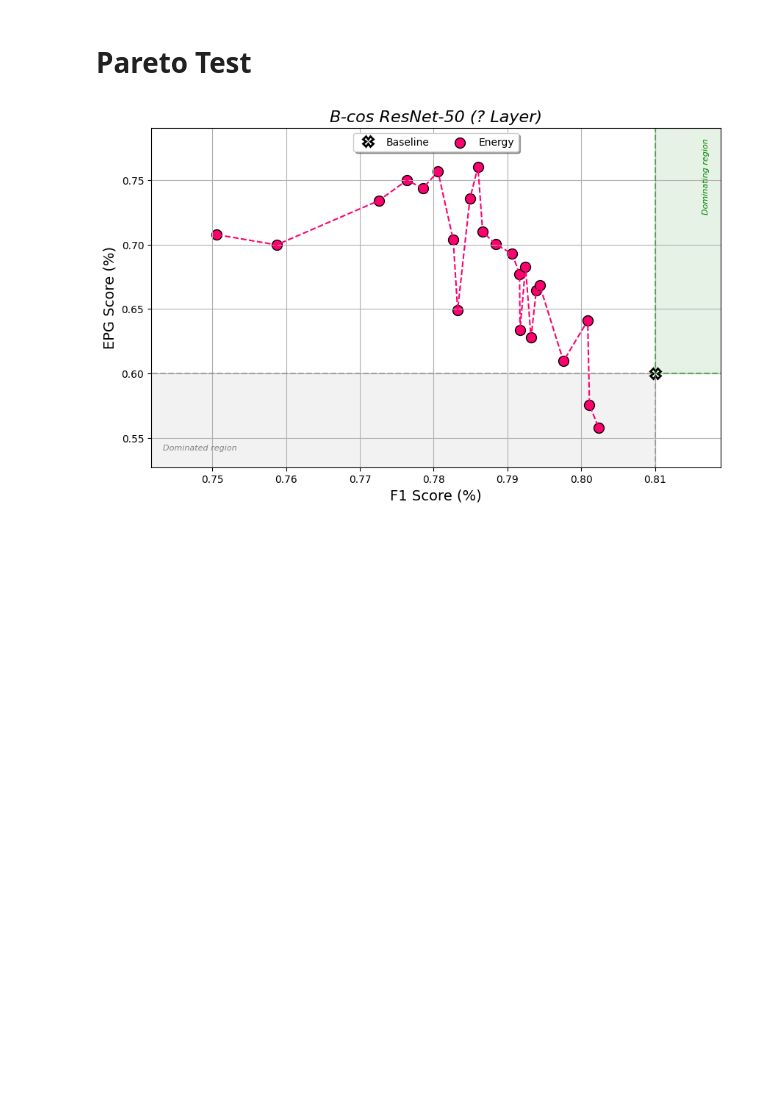
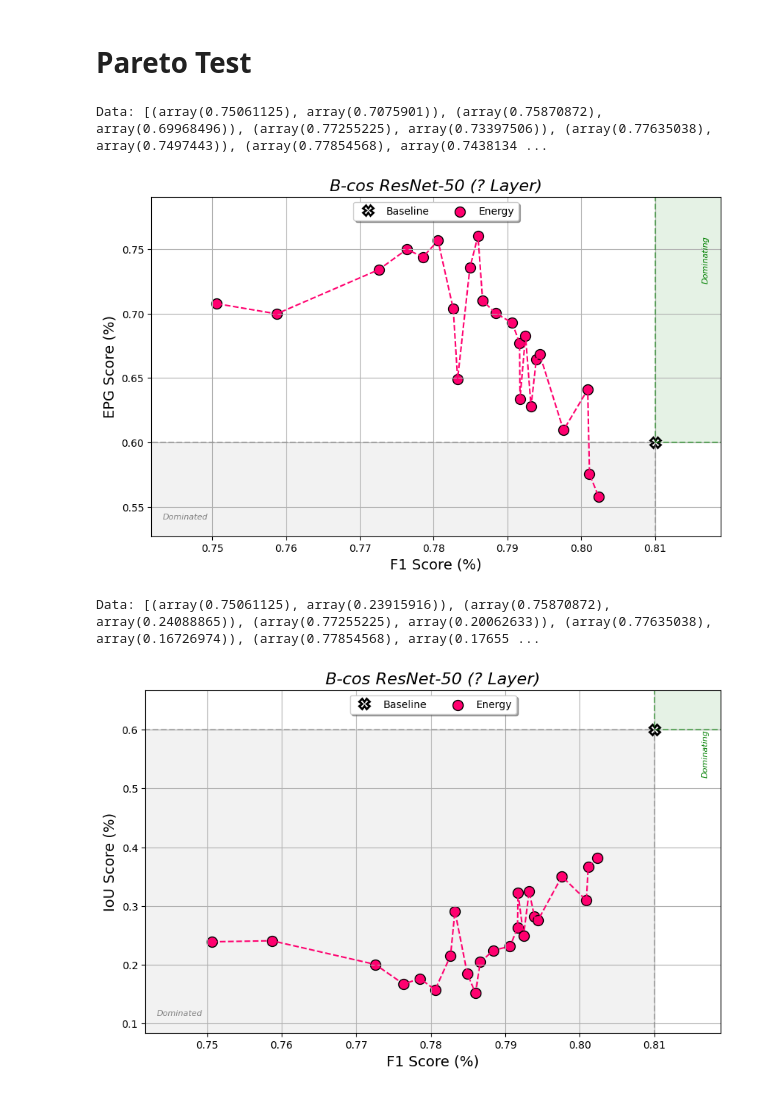
Before and after one commit to rensdebee/FACTifAI_2024_3, a Jupyter notebook: visualisations.ipynb, the cells around one changed output. Cells and saved outputs as stored; diff of their text form; code cells hidden in the pictures; blank space fills up the shorter version.

Commit message:
Small visualisation fix, also updated eval.py

```diff
--- a/visualisations.ipynb
+++ b/visualisations.ipynb
@@ -62,8 +62,8 @@ def plot_pareto_curve(baseline_data, energy_data, l1_data, ppce_data, rrr_data,
     ax.set_ylabel(y_label, fontsize=14)
 
     # Place text using axes fraction
-    ax.text(0.02, 0.05, 'Dominated region', transform=ax.transAxes, fontsize=8, color='gray', alpha=1, fontstyle='italic')
-    ax.text(0.98, 0.75, 'Dominating region', transform=ax.transAxes, fontsize=8, color='green', alpha=1, fontstyle='italic', rotation=90, ha='right')
+    ax.text(0.02, 0.05, 'Dominated', transform=ax.transAxes, fontsize=8, color='gray', alpha=1, fontstyle='italic')
+    ax.text(0.98, 0.75, 'Dominating', transform=ax.transAxes, fontsize=8, color='green', alpha=1, fontstyle='italic', rotation=90, ha='right')
 
     ax.set_title(title, fontsize=16, fontstyle='italic')
     ax.grid(True)
@@ -398,4 +399,29 @@ plot_pareto_curve(
     y_label='EPG Score (%)',
     title='B-cos ResNet-50 (? Layer)')
 # %% [output]
+Data: [(array(0.75061125), array(0.7075901)), (array(0.75870872), array(0.69968496)), (array(0.77255225), array(0.73397506)), (array(0.77635038), array(0.7497443)), (array(0.77854568), array(0.7438134 ...
-[figure, old version]
+[figure, new version]
+# %%
+# Bcos - F-Score, BB-Loc (EPG) Pareto Curve
+root_folder = './ptest4/VOC2007/TEST'
+data_f1_epg = load_pareto_data_from_file_names(root_folder, metrics=('f_score', 'iou_score'))
+
+print('Data:', data_f1_epg)
+
+energy_data = data_f1_epg
+l1_data = []
+ppce_data = []
+rrr_data = []
+
+plot_pareto_curve(
+    baseline_data=(0.81, 0.6),
+    energy_data=energy_data,
+    l1_data=l1_data,
+    ppce_data=ppce_data,
+    rrr_data=rrr_data,
+    x_label='F1 Score (%)',
+    y_label='IoU Score (%)',
+    title='B-cos ResNet-50 (? Layer)')
+# %% [output]
+Data: [(array(0.75061125), array(0.23915916)), (array(0.75870872), array(0.24088865)), (array(0.77255225), array(0.20062633)), (array(0.77635038), array(0.16726974)), (array(0.77854568), array(0.17655 ...
+[figure, added]
```
Also changed, not shown: parts of 12 cells of this notebook, 15 other files.
